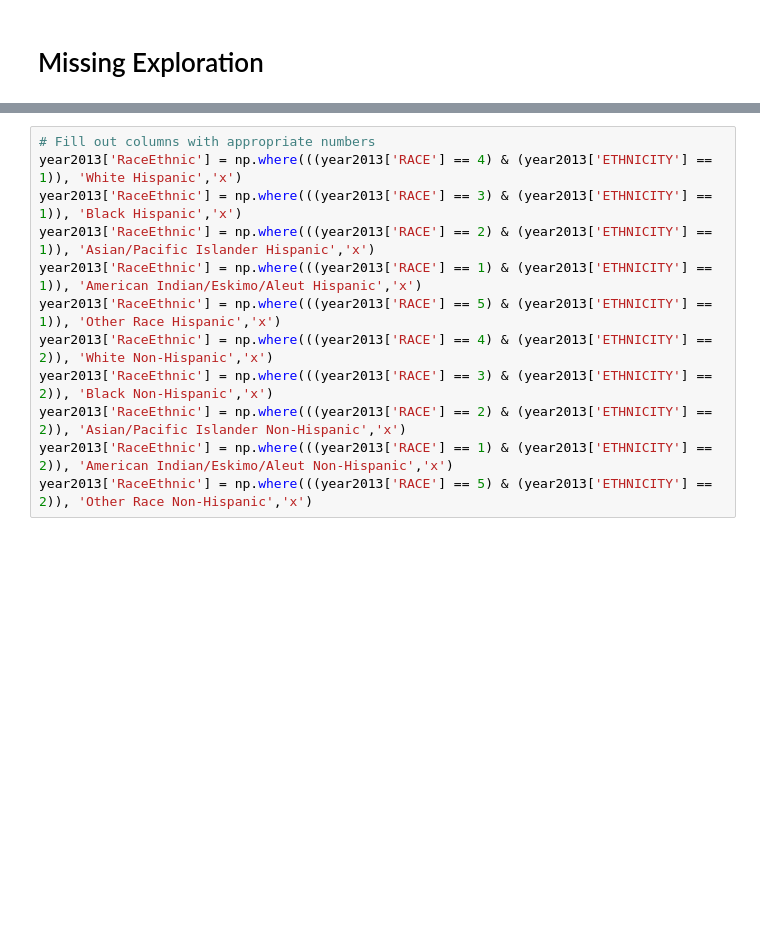
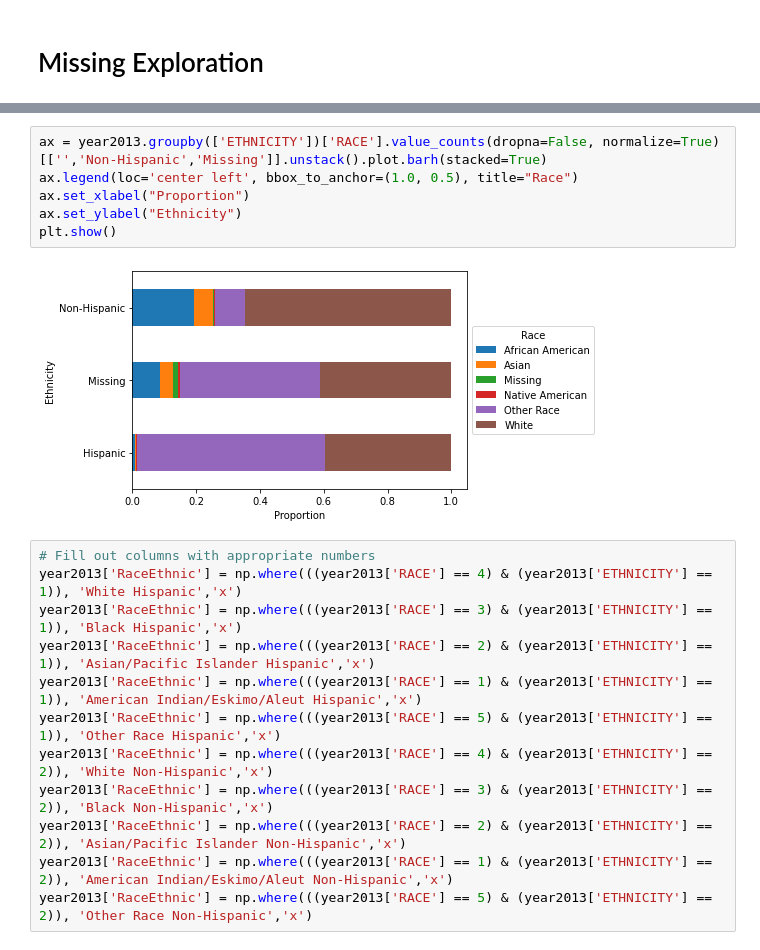
Before and after one commit to rachellb/Bennett_OUDSA5900, a Jupyter notebook: Descriptions/Texas_Descriptions.ipynb, the cells around one changed output, grey strips where cells are left out. Cells and saved outputs as stored; diff of their text form; blank space fills up the shorter version.

```diff
--- a/Descriptions/Texas_Descriptions.ipynb
+++ b/Descriptions/Texas_Descriptions.ipynb
@@ -664,3 +734,11 @@ dtype: int64
+# %%
+ax = year2013.groupby(['ETHNICITY'])['RACE'].value_counts(dropna=False, normalize=True)[['','Non-Hispanic','Missing']].unstack().plot.barh(stacked=True)
+ax.legend(loc='center left', bbox_to_anchor=(1.0, 0.5), title="Race")
+ax.set_xlabel("Proportion")
+ax.set_ylabel("Ethnicity")
+plt.show()
+# %% [output]
+[figure, added]
 # %%
 # Fill out columns with appropriate numbers
 year2013['RaceEthnic'] = np.where(((year2013['RACE'] == 4) & (year2013['ETHNICITY'] == 1)), 'White Hispanic','x')
```
Also changed, not shown: parts of 13 cells of this notebook, 6 other files.
